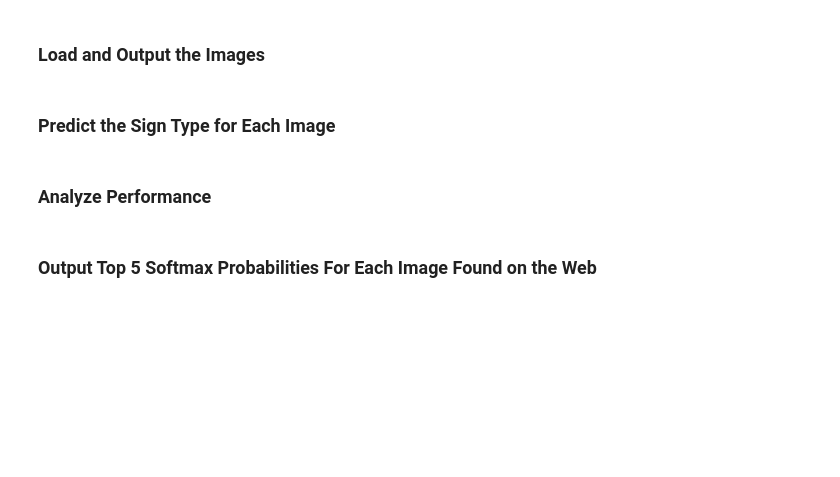
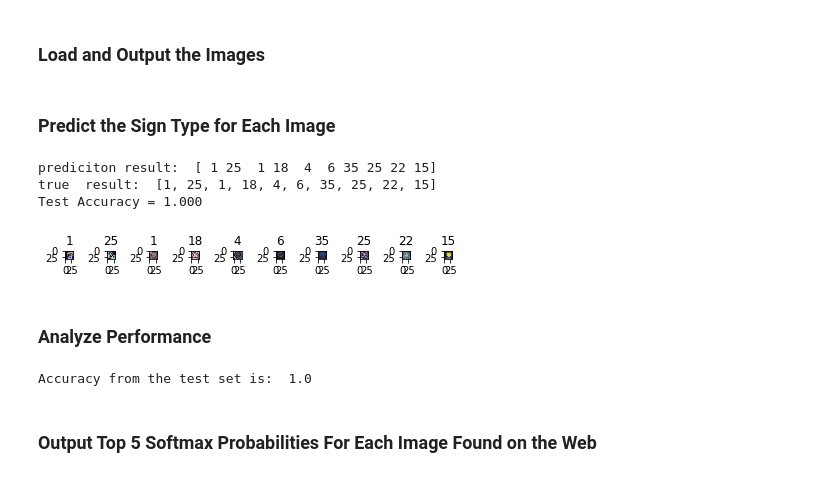
Before and after one commit to DavidYRB/CarND-Traffic-Sign-Classifier-Project, a Jupyter notebook: Traffic_Sign_Classifier.ipynb, the cells around one changed output. Cells and saved outputs as stored; diff of their text form; code cells hidden in the pictures; blank space fills up the shorter version.

```diff
--- a/Traffic_Sign_Classifier.ipynb
+++ b/Traffic_Sign_Classifier.ipynb
@@ -327,12 +423,29 @@ You may find `signnames.csv` useful as it contains mappings from the class id (i
 # %%
 ### Run the predictions here and use the model to output the prediction for each image.
 ### Make sure to pre-process the images with the same pre-processing pipeline used earlier.
 ### Feel free to use as many code cells as needed.
+output_imgs, index = load_img(X_test, y_test, 10)
+
+with tf.Session() as sess:
+    saver.restore(sess, tf.train.latest_checkpoint('.'))
+    prediction = sess.run(tf.argmax(logits, 1), feed_dict={x:output_imgs, keep_prob:1})
+    print('prediciton result: ', prediction)
+    print('true  result: ', index)
+    test_accuracy = sess.run(accuracy_operation, feed_dict={x:output_imgs, y:index, keep_prob:1})
+    print("Test Accuracy = {:.3f}".format(test_accuracy))
+# %% [output]
+prediciton result:  [ 1 25  1 18  4  6 35 25 22 15]
+true  result:  [1, 25, 1, 18, 4, 6, 35, 25, 22, 15]
+Test Accuracy = 1.000
+[figure, added]
 # %% [markdown]
 ### Analyze Performance
 # %%
 ### Calculate the accuracy for these 5 new images.
 ### For example, if the model predicted 1 out of 5 signs correctly, it's 20% accurate on these new images.
+print('Accuracy from the test set is: ', test_accuracy)
+# %% [output]
+Accuracy from the test set is:  1.0
 # %% [markdown]
 ### Output Top 5 Softmax Probabilities For Each Image Found on the Web
 # %% [markdown]
```
Also changed, not shown: parts of 8 cells of this notebook, 4 other files.
